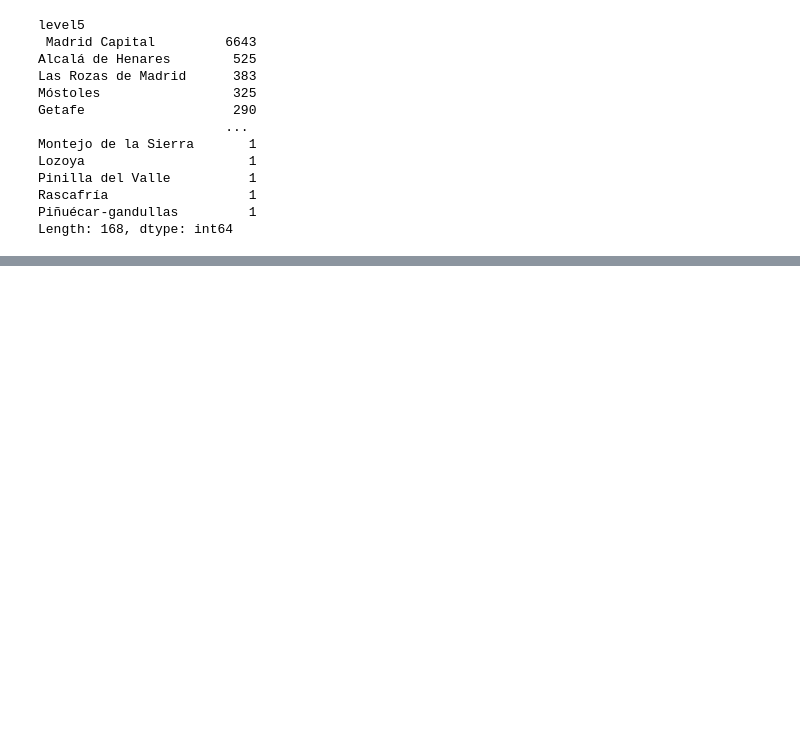
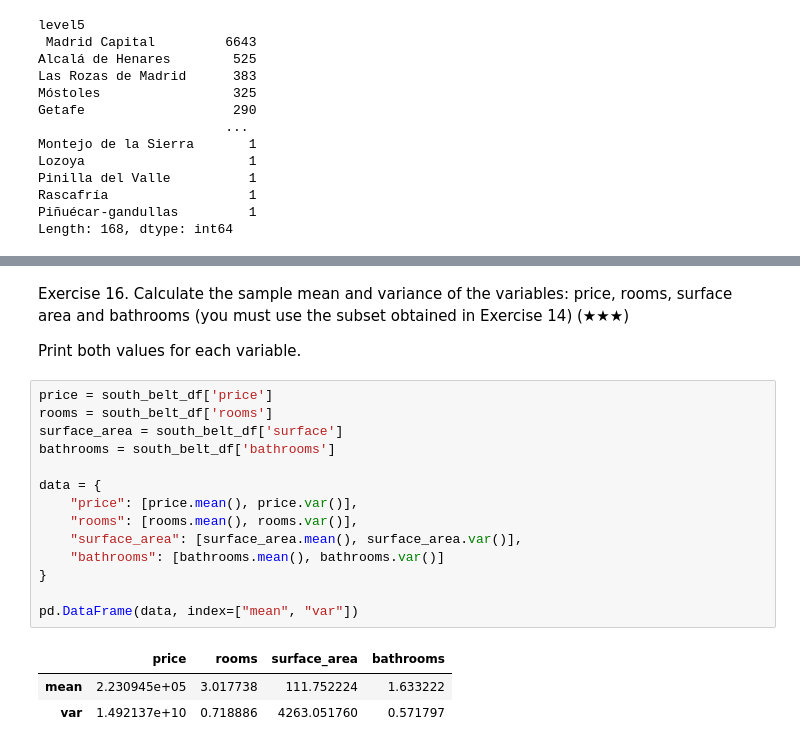
Before and after one commit to aguamelsu/pre_work, a Jupyter notebook: notebooks/01_analysis.ipynb, the cells around one changed output, grey strips where cells are left out. Saved outputs shown, nothing was run; the diff lists cells and outputs as text; blank space fills up the shorter version.

```diff
--- a/notebooks/01_analysis.ipynb
+++ b/notebooks/01_analysis.ipynb
@@ -312,0 +294,23 @@ Execute the following cell, and then start coding in the next one. You must impl
+# %% [markdown]
+
+Exercise 16. Calculate the sample mean and variance of the variables: price, rooms, surface area and bathrooms (you must use the subset obtained in Exercise 14) (★★★)
+
+Print both values for each variable.
+# %%
+price = south_belt_df['price']
+rooms = south_belt_df['rooms']
+surface_area = south_belt_df['surface']
+bathrooms = south_belt_df['bathrooms']
+
+data = {
+    "price": [price.mean(), price.var()],
+    "rooms": [rooms.mean(), rooms.var()],
+    "surface_area": [surface_area.mean(), surface_area.var()],
+    "bathrooms": [bathrooms.mean(), bathrooms.var()]
+}
+
+pd.DataFrame(data, index=["mean", "var"])
+# %% [output]
+|  | price | rooms | surface_area | bathrooms |
+| mean | 2.230945e+05 | 3.017738 | 111.752224 | 1.633222 |
+| var | 1.492137e+10 | 0.718886 | 4263.051760 | 0.571797 |
```
Also changed, not shown: parts of 22 cells of this notebook, 1 other file.
